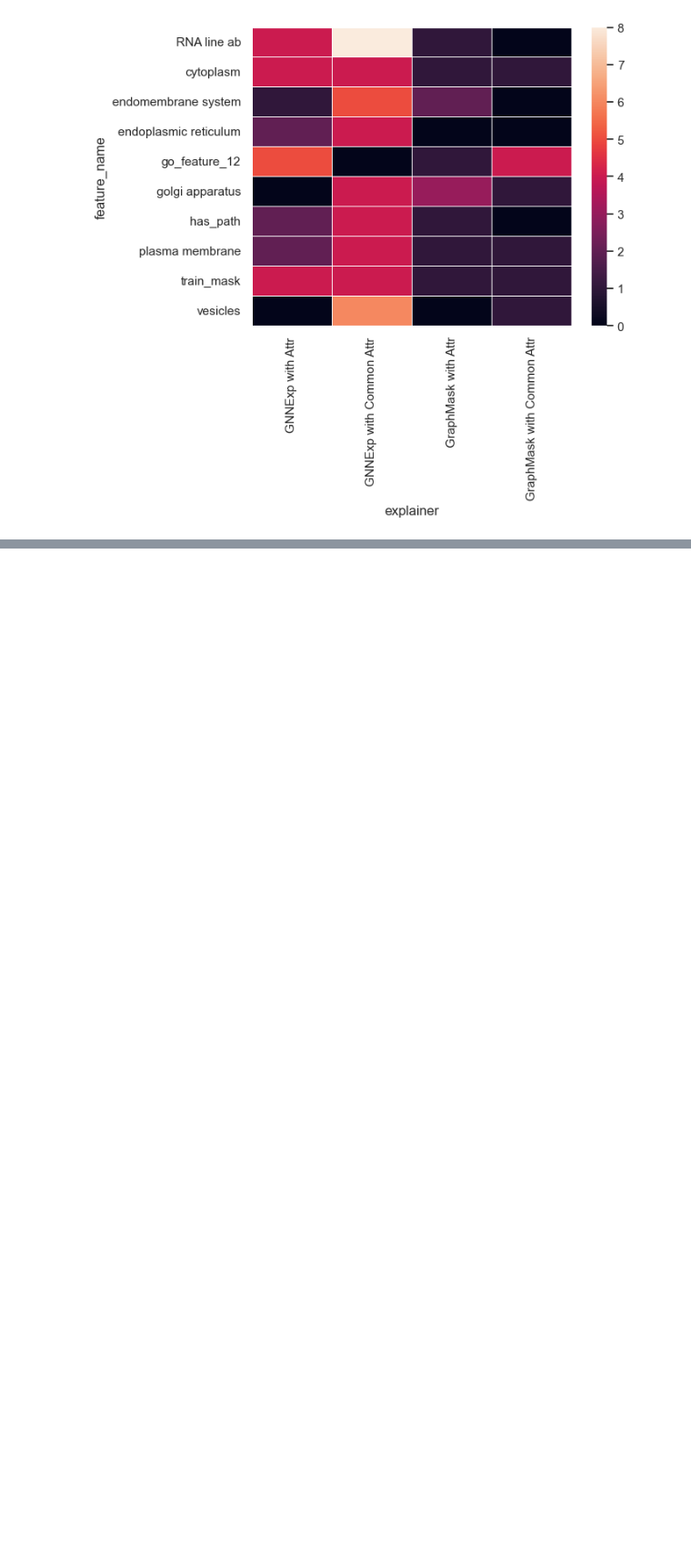
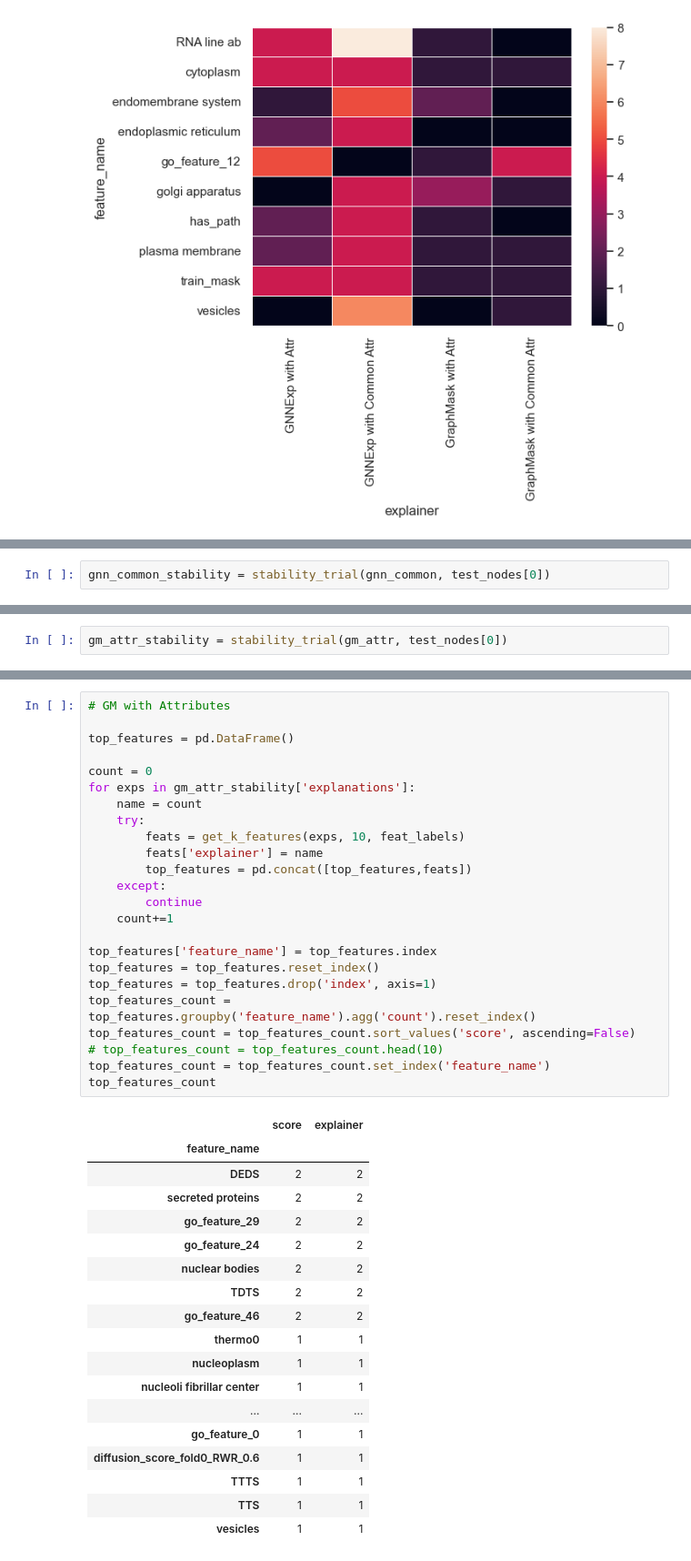
Before and after one commit to alyssaanastasi/srebp2-explanations, a Jupyter notebook: initial-experiment/init_exp.ipynb, the cells around one changed output, grey strips where cells are left out. Shown at 91% size. Saved outputs shown, nothing was run; the diff lists cells and outputs as text; blank space fills up the shorter version.

```diff
--- a/initial-experiment/init_exp.ipynb
+++ b/initial-experiment/init_exp.ipynb
@@ -472,0 +576,2 @@ sns.heatmap(tf2, linewidths=0.5)
+# %%
+gnn_common_stability = stability_trial(gnn_common, test_nodes[0])
@@ -472,0 +580,2 @@ sns.heatmap(tf2, linewidths=0.5)
+# %%
+gm_attr_stability = stability_trial(gm_attr, test_nodes[0])
@@ -472,0 +808,43 @@ sns.heatmap(tf2, linewidths=0.5)
+# %%
+# GM with Attributes
+
+top_features = pd.DataFrame()
+
+count = 0
+for exps in gm_attr_stability['explanations']:
+    name = count
+    try:
+        feats = get_k_features(exps, 10, feat_labels)
+        feats['explainer'] = name
+        top_features = pd.concat([top_features,feats])
+    except:
+        continue
+    count+=1
+
+top_features['feature_name'] = top_features.index
+top_features = top_features.reset_index()
+top_features = top_features.drop('index', axis=1)
+top_features_count = top_features.groupby('feature_name').agg('count').reset_index()
+top_features_count = top_features_count.sort_values('score', ascending=False)
+# top_features_count = top_features_count.head(10)
+top_features_count = top_features_count.set_index('feature_name')
+top_features_count
+# %% [output]
+|  | score | explainer |
+| feature_name |  |  |
+| DEDS | 2 | 2 |
+| secreted proteins | 2 | 2 |
+| go_feature_29 | 2 | 2 |
+| go_feature_24 | 2 | 2 |
+| nuclear bodies | 2 | 2 |
+| TDTS | 2 | 2 |
+| go_feature_46 | 2 | 2 |
+| thermo0 | 1 | 1 |
+| nucleoplasm | 1 | 1 |
+| nucleoli fibrillar center | 1 | 1 |
+| ... | ... | ... |
+| go_feature_0 | 1 | 1 |
+| diffusion_score_fold0_RWR_0.6 | 1 | 1 |
+| TTTS | 1 | 1 |
+| TTS | 1 | 1 |
+| vesicles | 1 | 1 |
```
Also changed, not shown: parts of 30 cells of this notebook.
